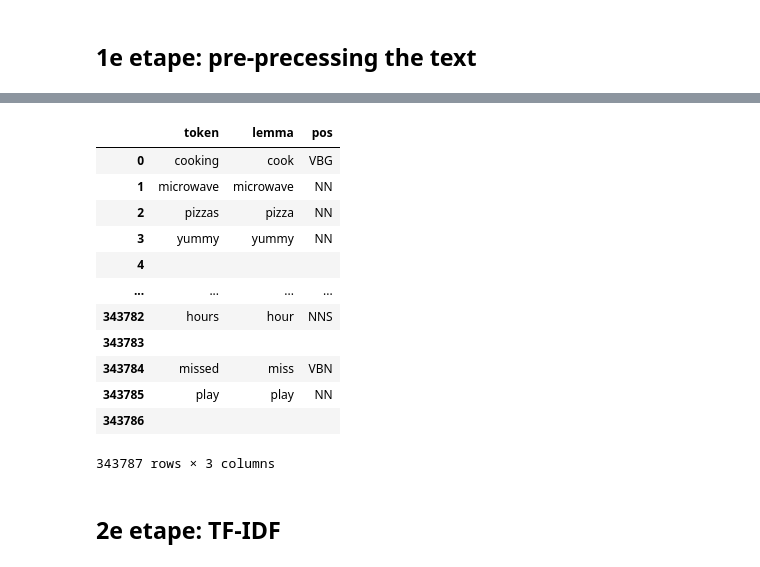
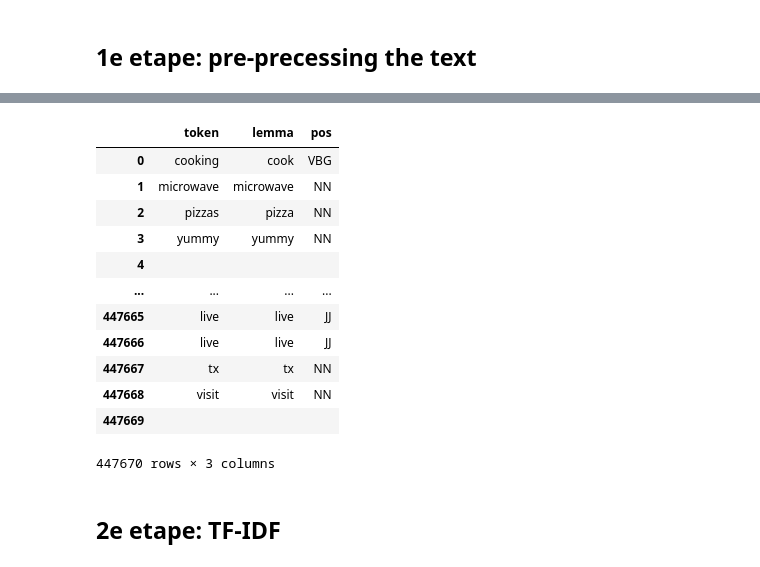
Before and after one commit to mohourzik/sentiment_analysis-project, a Jupyter notebook: notebook.ipynb, the cells around one changed output, grey strips where cells are left out. Saved outputs shown, nothing was run; the diff lists cells and outputs as text; code cells hidden in the pictures.

```diff
--- a/notebook.ipynb
+++ b/notebook.ipynb
@@ -72,7 +100,28 @@ def get_info(texts):
 # %%
+texts = df['text']
+
 if os.path.exists("./token_lemma_pos.csv"):
-  df_tokens = pd.read_csv("./token_lemma_pos.csv")
+    df_tokens = pd.read_csv("./token_lemma_pos.csv", index_col= 0)
 else:
-  data = get_info(texts = texts)
-  df_tokens = pd.DataFrame(data, columns = ['token', 'lemma', 'pos'])
-  df_tokens.to_csv("./token_lemma_pos.csv", index = False)
+    data = get_info(texts = texts)
+    df_tokens = pd.DataFrame(data, columns = ['token', 'lemma', 'pos'])
+    df_tokens.to_csv("./token_lemma_pos.csv")
+    df_tokens = pd.read_csv('./token_lemma_pos.csv', index_col= 0)
+
+# df_tokens = df_tokens.dropna()
+df_tokens = df_tokens.fillna("")
+df_tokens
+# %% [output]
+|  | token | lemma | pos |
+| 0 | cooking | cook | VBG |
+| 1 | microwave | microwave | NN |
+| 2 | pizzas | pizza | NN |
+| 3 | yummy | yummy | NN |
+| 4 |  |  |  |
+| ... | ... | ... | ... |
+| 447665 | live | live | JJ |
+| 447666 | live | live | JJ |
+| 447667 | tx | tx | NN |
+| 447668 | visit | visit | NN |
+| 447669 |  |  |  |
+447670 rows × 3 columns
@@ -82,19 +128,3 @@ df_tokens.fillna('', inplace = True)
-# %%
-df_tokens
-# %% [output]
-|  | token | lemma | pos |
-| 0 | cooking | cook | VBG |
-| 1 | microwave | microwave | NN |
-| 2 | pizzas | pizza | NN |
-| 3 | yummy | yummy | NN |
-| 4 |  |  |  |
-| ... | ... | ... | ... |
-| 343782 | hours | hour | NNS |
-| 343783 |  |  |  |
-| 343784 | missed | miss | VBN |
-| 343785 | play | play | NN |
-| 343786 |  |  |  |
-343787 rows × 3 columns
 # %% [markdown]
 ## 2e etape: TF-IDF
 # %%
```
Also changed, not shown: parts of 24 cells of this notebook.
